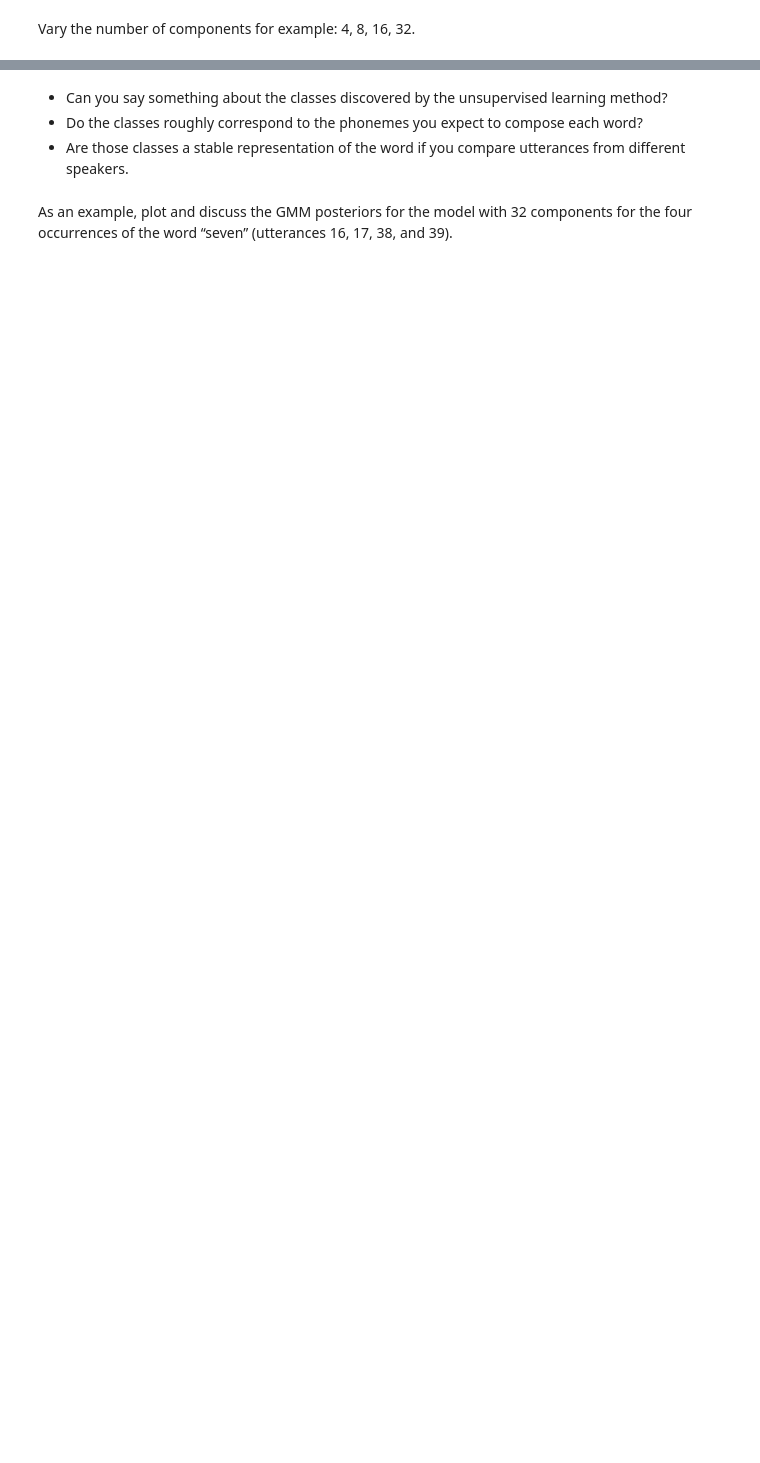
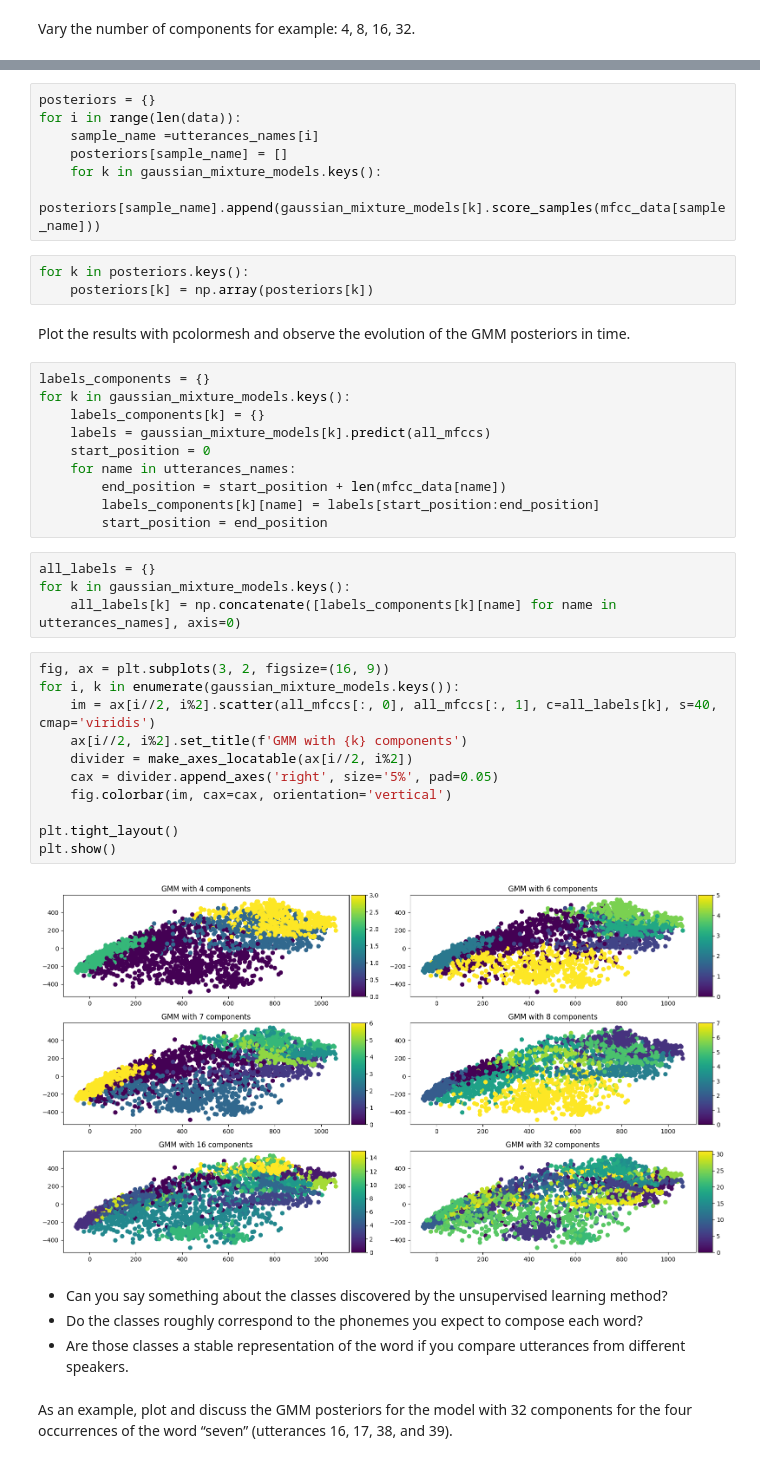
Before and after one commit to celdot/Speech_Speaker_Recognition, a Jupyter notebook: Assignements/lab1/lab1.ipynb, the cells around one changed output, grey strips where cells are left out. Cells and saved outputs as stored; diff of their text form; blank space fills up the shorter version.

Commit message:
problem with gaussian mixtures

```diff
--- a/Assignements/lab1/lab1.ipynb
+++ b/Assignements/lab1/lab1.ipynb
@@ -303,3 +314,42 @@ Plot the results with pcolormesh and observe the evolution of the GMM posteriors
+# %%
+posteriors = {}
+for i in range(len(data)):
+    sample_name =utterances_names[i]
+    posteriors[sample_name] = []
+    for k in gaussian_mixture_models.keys():
+        posteriors[sample_name].append(gaussian_mixture_models[k].score_samples(mfcc_data[sample_name]))
+# %%
+for k in posteriors.keys():
+    posteriors[k] = np.array(posteriors[k])
+# %% [markdown]
+Plot the results with pcolormesh and observe the evolution of the GMM posteriors in time.
+# %%
+labels_components = {}
+for k in gaussian_mixture_models.keys():
+    labels_components[k] = {}
+    labels = gaussian_mixture_models[k].predict(all_mfccs)
+    start_position = 0
+    for name in utterances_names:
+        end_position = start_position + len(mfcc_data[name])
+        labels_components[k][name] = labels[start_position:end_position]
+        start_position = end_position
+# %%
+all_labels = {}
+for k in gaussian_mixture_models.keys():
+    all_labels[k] = np.concatenate([labels_components[k][name] for name in utterances_names], axis=0)
+# %%
+fig, ax = plt.subplots(3, 2, figsize=(16, 9))
+for i, k in enumerate(gaussian_mixture_models.keys()):
+    im = ax[i//2, i%2].scatter(all_mfccs[:, 0], all_mfccs[:, 1], c=all_labels[k], s=40, cmap='viridis')
+    ax[i//2, i%2].set_title(f'GMM with {k} components')
+    divider = make_axes_locatable(ax[i//2, i%2])
+    cax = divider.append_axes('right', size='5%', pad=0.05)
+    fig.colorbar(im, cax=cax, orientation='vertical')
+
+plt.tight_layout()
+plt.show()
+# %% [output]
+[figure, added]
 # %% [markdown]
 * Can you say something about the classes discovered by the unsupervised learning method?
 * Do the classes roughly correspond to the phonemes you expect to compose each word?
```
Also changed, not shown: parts of 16 cells of this notebook.
